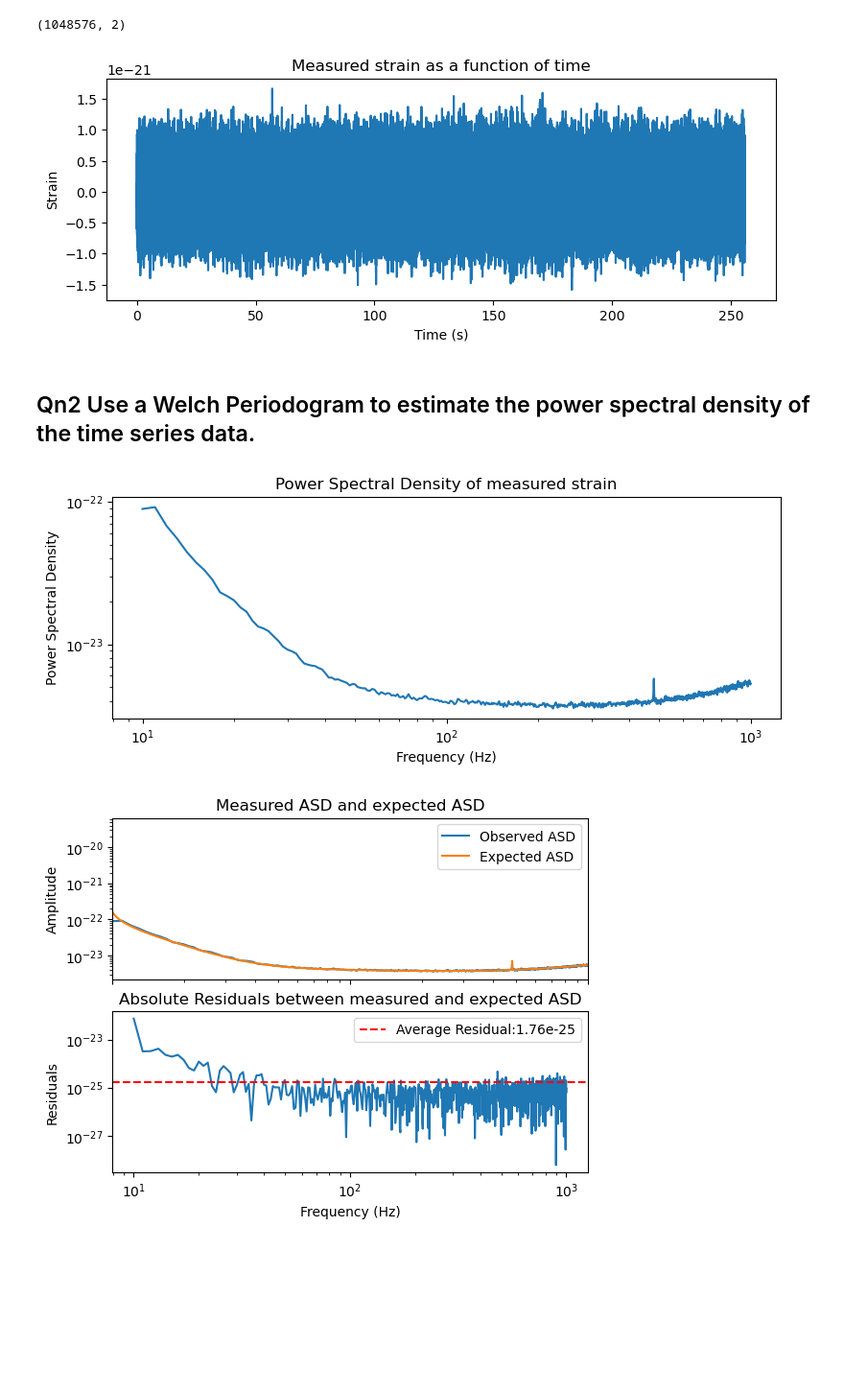
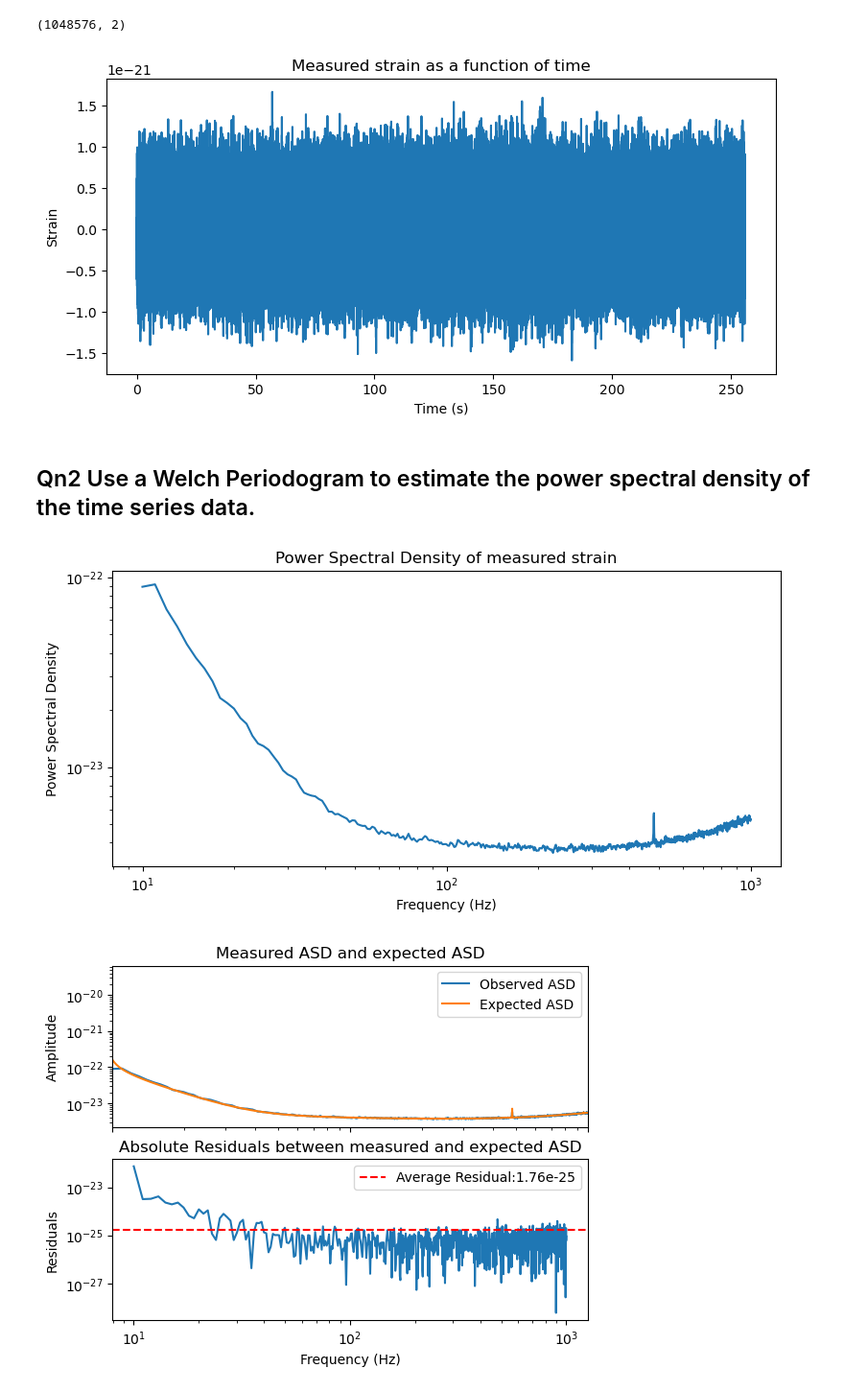
Before and after one commit to ZhongXinyu/Gravitational-Waves-Detection, a Jupyter notebook: part2.ipynb, the cells around one changed output. Shown at 96% size. Drawn from its saved outputs; the diff is of its cells as text; code cells hidden in the pictures; blank space fills up the shorter version.

```diff
--- a/part2.ipynb
+++ b/part2.ipynb
@@ -45,15 +45,15 @@ sample_times = data[:, 0]
 measured_strain = data[:, 1]
 # %%
 # plot the measured strain as a function of time
-plt.figure(figsize=(9,3))
+plt.figure(figsize=(9,4))
 plt.plot(sample_times, measured_strain)
 plt.xlabel('Time (s)')
 plt.ylabel('Strain')
 plt.title('Measured strain as a function of time')
 plt.savefig('figures/simulated_data_time_series.png')
 plt.show()
 # %% [output]
-[figure, old version]
+[figure, new version]
 # %% [markdown]
 ## Qn2 Use a Welch Periodogram to estimate the power spectral density of the time series data.
 # %%
@@ -66,7 +66,7 @@ freq_psd, observed_psd = welch(measured_strain, fs=1/(sample_times[1] - sample_t
 observed_psd = observed_psd[(freq_psd >= f_lower) & (freq_psd <= f_upper)]
 freq_psd = freq_psd[(freq_psd >= f_lower) & (freq_psd <= f_upper)]
 
-plt.figure(figsize=(9,3))
+plt.figure(figsize=(9,4))
 
 plt.plot(freq_psd, np.sqrt(observed_psd))
 plt.xlabel('Frequency (Hz)')
@@ -77,7 +77,7 @@ plt.yscale('log')
 plt.savefig('figures/observed_psd.png')
 plt.show()
 # %% [output]
-[figure, old version]
+[figure, new version]
 # %%
 # compare with expected ASD
 expected_asd = np.loadtxt('data/ASD.txt')
```
Also changed, not shown: parts of 5 cells of this notebook.
